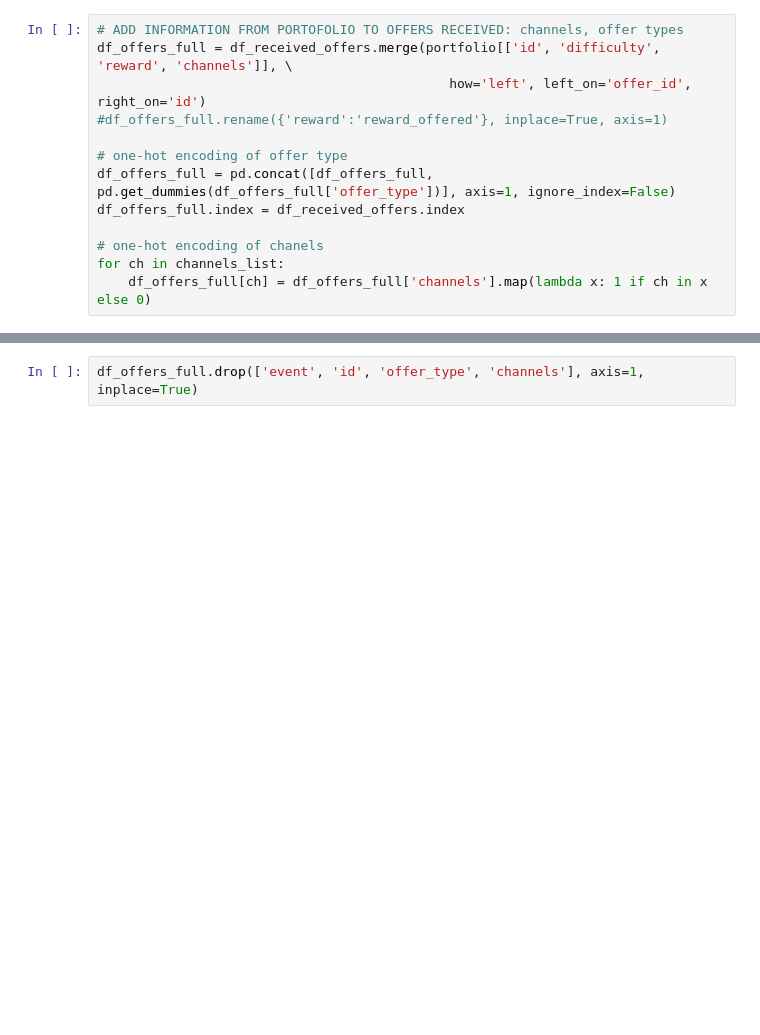
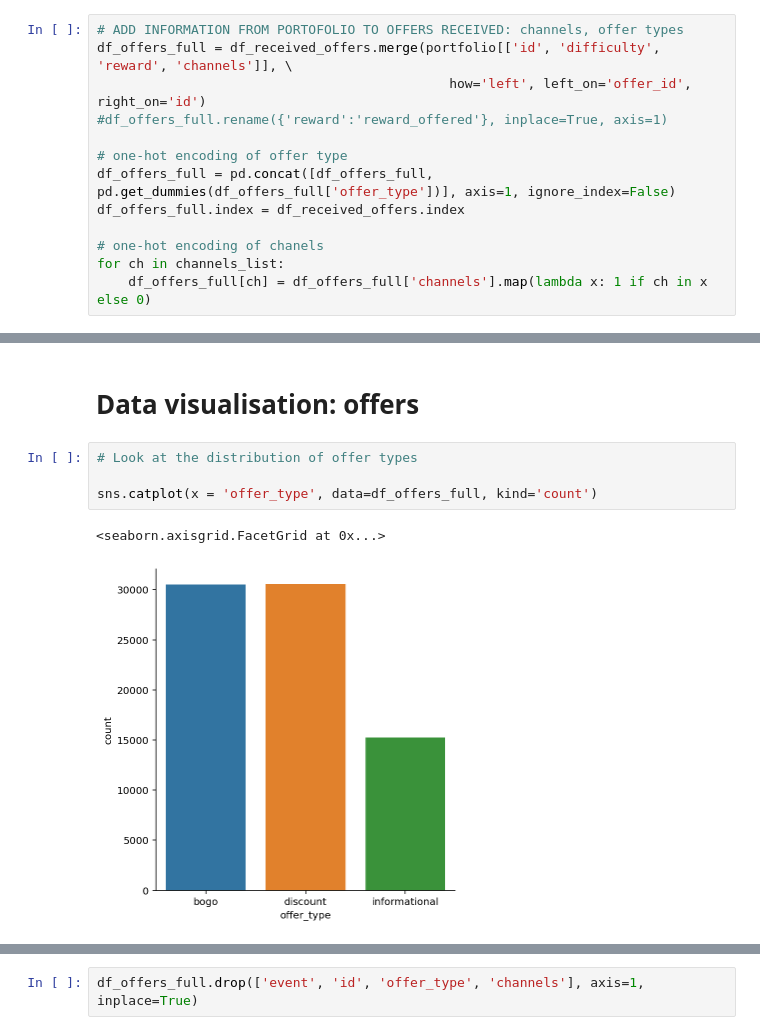
Before and after one commit to dvalps/starbucks-project, a Jupyter notebook: Data_Exploration_Feature_Engineering.ipynb, the cells around one changed output, grey strips where cells are left out. Drawn from its saved outputs; the diff is of its cells as text; blank space fills up the shorter version.

```diff
--- a/Data_Exploration_Feature_Engineering.ipynb
+++ b/Data_Exploration_Feature_Engineering.ipynb
@@ -724,0 +701,9 @@ for ch in channels_list:
+# %% [markdown]
+# Data visualisation: offers
+# %%
+# Look at the distribution of offer types
+
+sns.catplot(x = 'offer_type', data=df_offers_full, kind='count')
+# %% [output]
+<seaborn.axisgrid.FacetGrid at 0x...>
+[figure, added]
```
Also changed, not shown: parts of 48 cells of this notebook.
